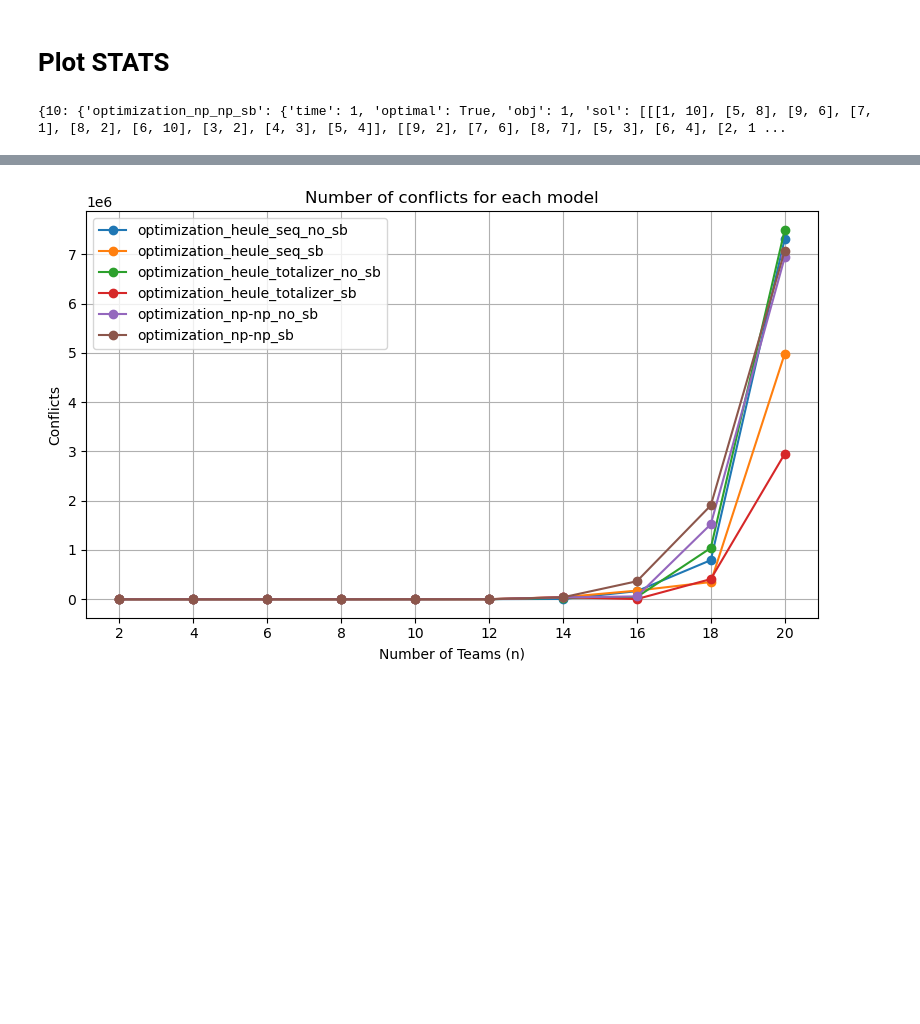
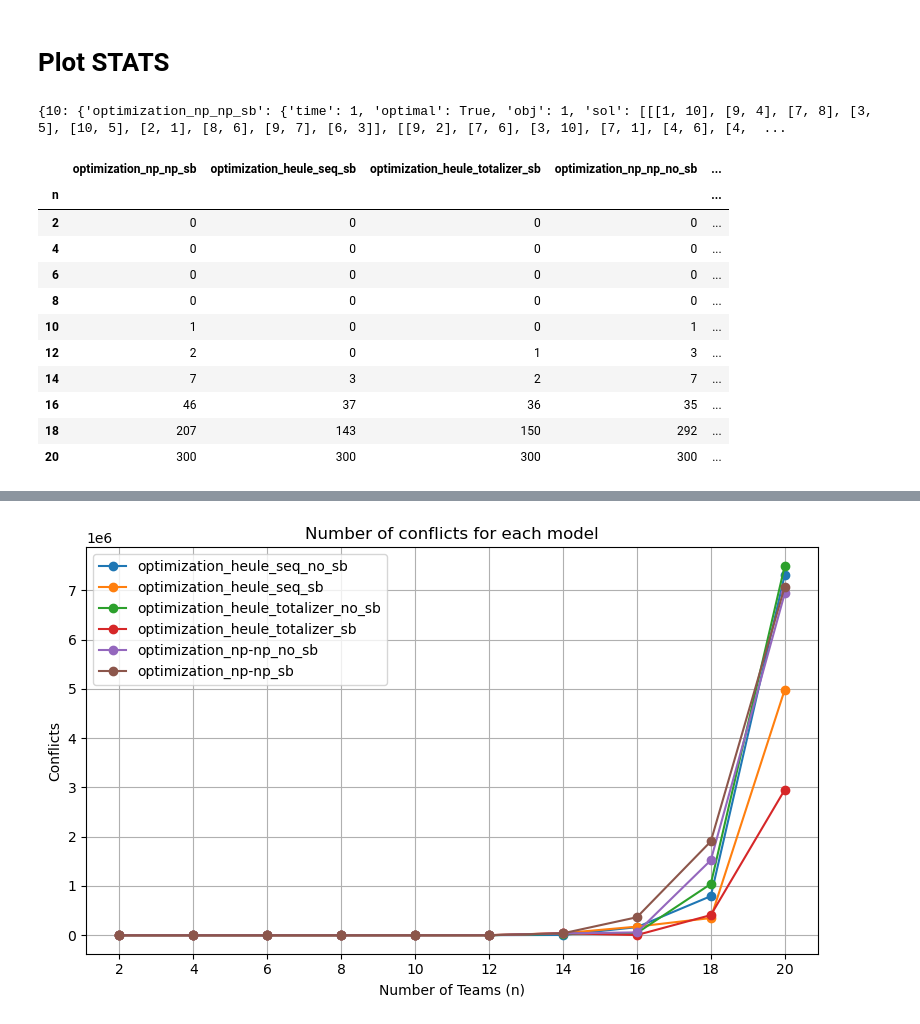
Before and after one commit to SamueleCentanni/CDMO_2025, a Jupyter notebook: source/SAT/plot_stats.ipynb, the cells around one changed output, grey strips where cells are left out. Drawn from its saved outputs; the diff is of its cells as text; code cells hidden in the pictures; blank space fills up the shorter version.

```diff
--- a/source/SAT/plot_stats.ipynb
+++ b/source/SAT/plot_stats.ipynb
@@ -5,7 +5,7 @@ import os
 import json
 import matplotlib.pyplot as plt
 # %%
-BASE_DIR = "../res/SAT"
+BASE_DIR = "../../res/SAT"
 
 def load_results_flat(base_dir=BASE_DIR):
     all_data = {}  # {n: {model: metrics}}
@@ -33,7 +33,41 @@ def load_results_flat(base_dir=BASE_DIR):
 all_data = load_results_flat()
 print(all_data)
 # %% [output]
-{10: {'optimization_np_np_sb': {'time': 1, 'optimal': True, 'obj': 1, 'sol': [[[1, 10], [5, 8], [9, 6], [7, 1], [8, 2], [6, 10], [3, 2], [4, 3], [5, 4]], [[9, 2], [7, 6], [8, 7], [5, 3], [6, 4], [2, 1 ...
+{10: {'optimization_np_np_sb': {'time': 1, 'optimal': True, 'obj': 1, 'sol': [[[1, 10], [9, 4], [7, 8], [3, 5], [10, 5], [2, 1], [8, 6], [9, 7], [6, 3]], [[9, 2], [7, 6], [3, 10], [7, 1], [4, 6], [4,  ...
+# %%
+import pandas as pd
+
+def build_runtime_df(all_data):
+    # costruiamo un dizionario con chiavi = n, valori = {modello: runtime}
+    table = {}
+    for n, models in sorted(all_data.items()):  # 🔹 sorted per n crescente
+        row = {}
+        for model, metrics in models.items():
+            row[model] = metrics.get("time")
+        table[n] = row
+
+    # creiamo DataFrame: righe = n, colonne = modelli
+    df = pd.DataFrame.from_dict(table, orient="index")
+    df.index.name = "n"
+    return df
+
+df = build_runtime_df(all_data)
+from IPython.display import display
+
+display(df)
+# %% [output]
+|  | optimization_np_np_sb | optimization_heule_seq_sb | optimization_heule_totalizer_sb | optimization_np_np_no_sb | ... |
+| n |  |  |  |  | ... |
+| 2 | 0 | 0 | 0 | 0 | ... |
+| 4 | 0 | 0 | 0 | 0 | ... |
+| 6 | 0 | 0 | 0 | 0 | ... |
+| 8 | 0 | 0 | 0 | 0 | ... |
+| 10 | 1 | 0 | 0 | 1 | ... |
+| 12 | 2 | 0 | 1 | 3 | ... |
+| 14 | 7 | 3 | 2 | 7 | ... |
+| 16 | 46 | 37 | 36 | 35 | ... |
+| 18 | 207 | 143 | 150 | 292 | ... |
+| 20 | 300 | 300 | 300 | 300 | ... |
 # %%
 def plot_metric(all_data, metric, ylabel, title, log_y=False):
     """
```
Also changed, not shown: parts of 1 cell of this notebook, 30 other files.
